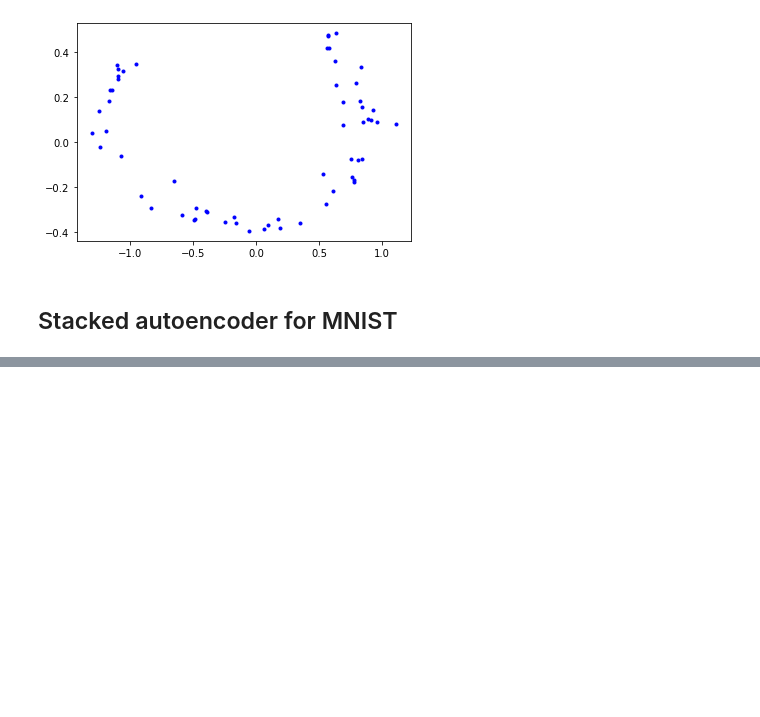
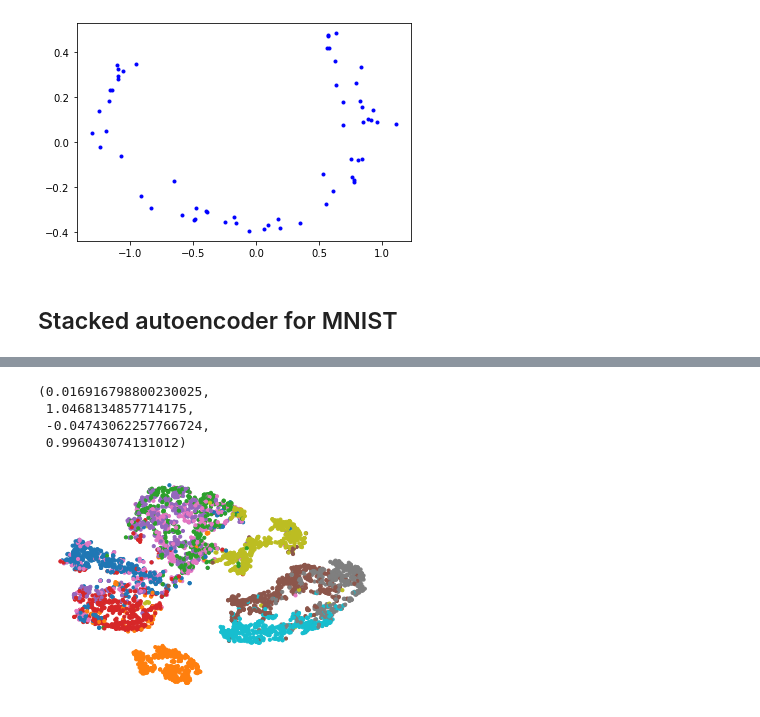
Before and after one commit to umeshraj/hands_on_ml, a Jupyter notebook: 17_autoencoders.ipynb, the cells around one changed output, grey strips where cells are left out. Drawn from its saved outputs; the diff is of its cells as text; code cells hidden in the pictures; blank space fills up the shorter version.

```diff
--- a/17_autoencoders.ipynb
+++ b/17_autoencoders.ipynb
@@ -69,3 +69,11 @@ plt.plot(codings[:, 0], codings[:, 1], 'b.')
 [figure]
 # %% [markdown]
 ## Stacked autoencoder for MNIST
+# %%
+(X_train_full, y_train_full), (X_test, y_test) = keras.datasets.fashion_mnist.load_data()
+
+X_train_full = X_train_full.astype(np.float32) / 255
+X_test = X_test.astype(np.float32)/255
+
+X_train, X_valid = X_train_full[:-5000], X_train_full[-5000:]
+y_train, y_valid = y_train_full[:-5000], y_train_full[-5000:]
@@ -71,0 +128,19 @@ plt.plot(codings[:, 0], codings[:, 1], 'b.')
+# %%
+np.random.seed(42)
+
+from sklearn.manifold import TSNE
+
+X_valid_compressed = stacked_encoder.predict(X_valid)
+tsne = TSNE()
+X_valid_2D = tsne.fit_transform(X_valid_compressed)
+
+X_valid_2D = (X_valid_2D - X_valid_2D.min()) / (X_valid_2D.max() - X_valid_2D.min())
+# %%
+plt.scatter(X_valid_2D[:, 0], X_valid_2D[:, 1], c=y_valid, s=10, cmap='tab10')
+plt.axis('off')
+# %% [output]
+(0.016916798800230025,
+ 1.0468134857714175,
+ -0.04743062257766724,
+ 0.996043074131012)
+[figure, added]
```
Also changed, not shown: parts of 5 cells of this notebook.
